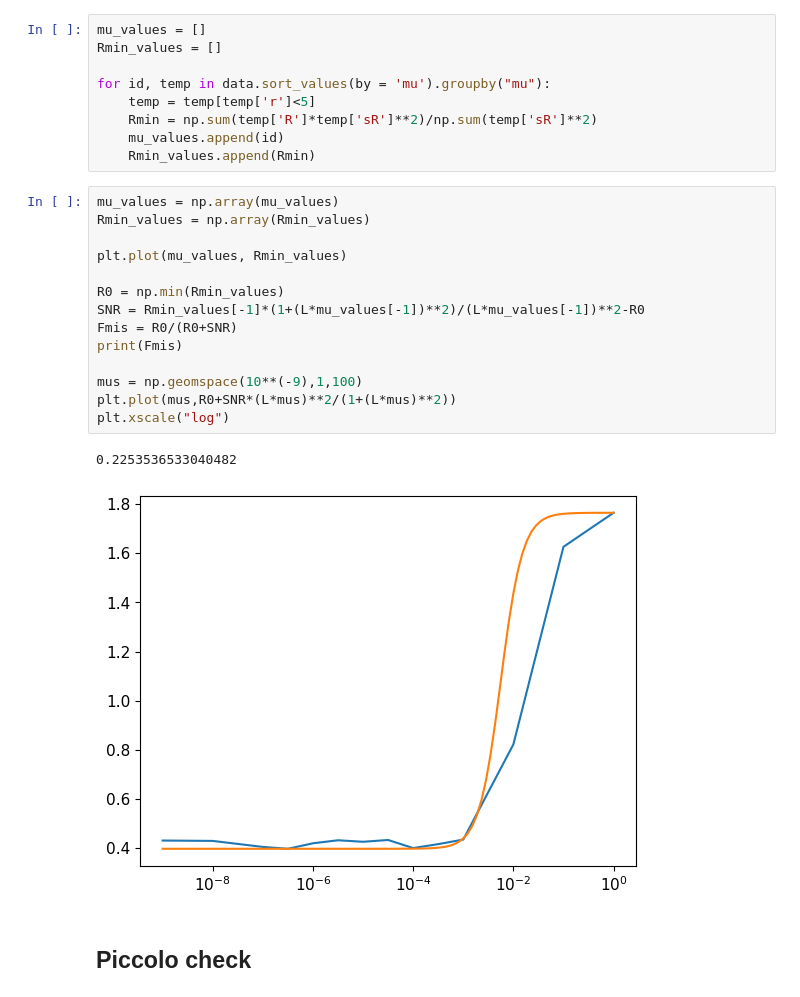
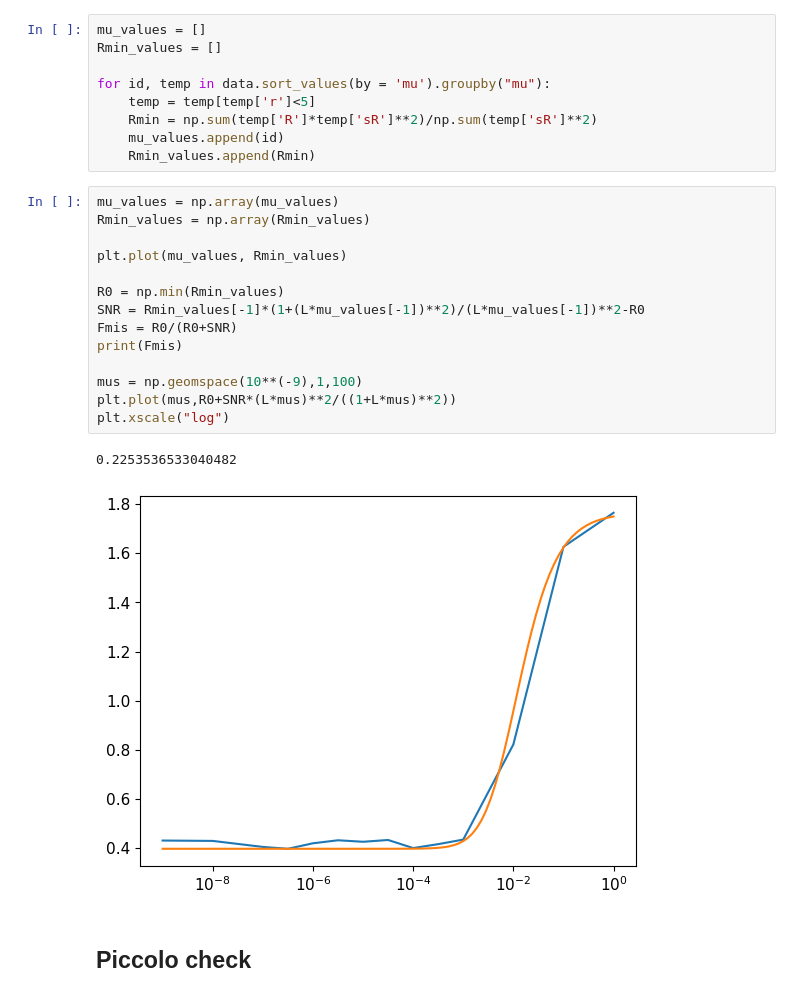
Before and after one commit to AleCorso/DMSAnalysis, a Jupyter notebook: numerical_optimal_mu.ipynb, the cells around one changed output. Saved outputs shown, nothing was run; the diff lists cells and outputs as text.

```diff
--- a/numerical_optimal_mu.ipynb
+++ b/numerical_optimal_mu.ipynb
@@ -353,20 +353,20 @@ for id, temp in data.sort_values(by = 'mu').groupby("mu"):
 # %%
 mu_values = np.array(mu_values)
 Rmin_values = np.array(Rmin_values)
 
 plt.plot(mu_values, Rmin_values)
 
 R0 = np.min(Rmin_values)
 SNR = Rmin_values[-1]*(1+(L*mu_values[-1])**2)/(L*mu_values[-1])**2-R0
 Fmis = R0/(R0+SNR)
 print(Fmis)
 
 mus = np.geomspace(10**(-9),1,100)
-plt.plot(mus,R0+SNR*(L*mus)**2/(1+(L*mus)**2))
+plt.plot(mus,R0+SNR*(L*mus)**2/((1+L*mus)**2))
 plt.xscale("log")
 # %% [output]
 0.2253536533040482
-[figure, old version]
+[figure, new version]
 # %% [markdown]
 ## Piccolo check
 # %%
```
Also changed, not shown: parts of 19 cells of this notebook.
